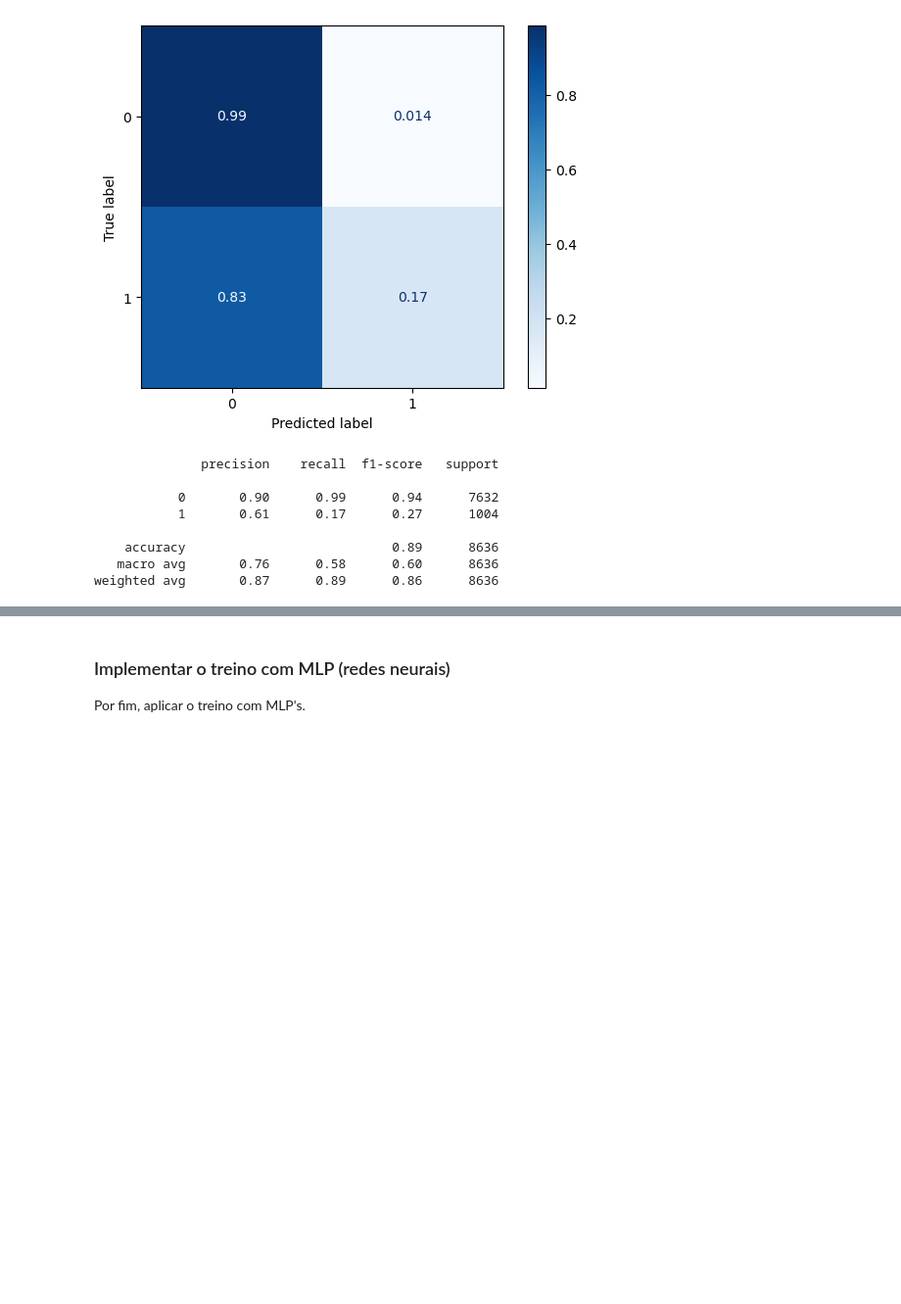
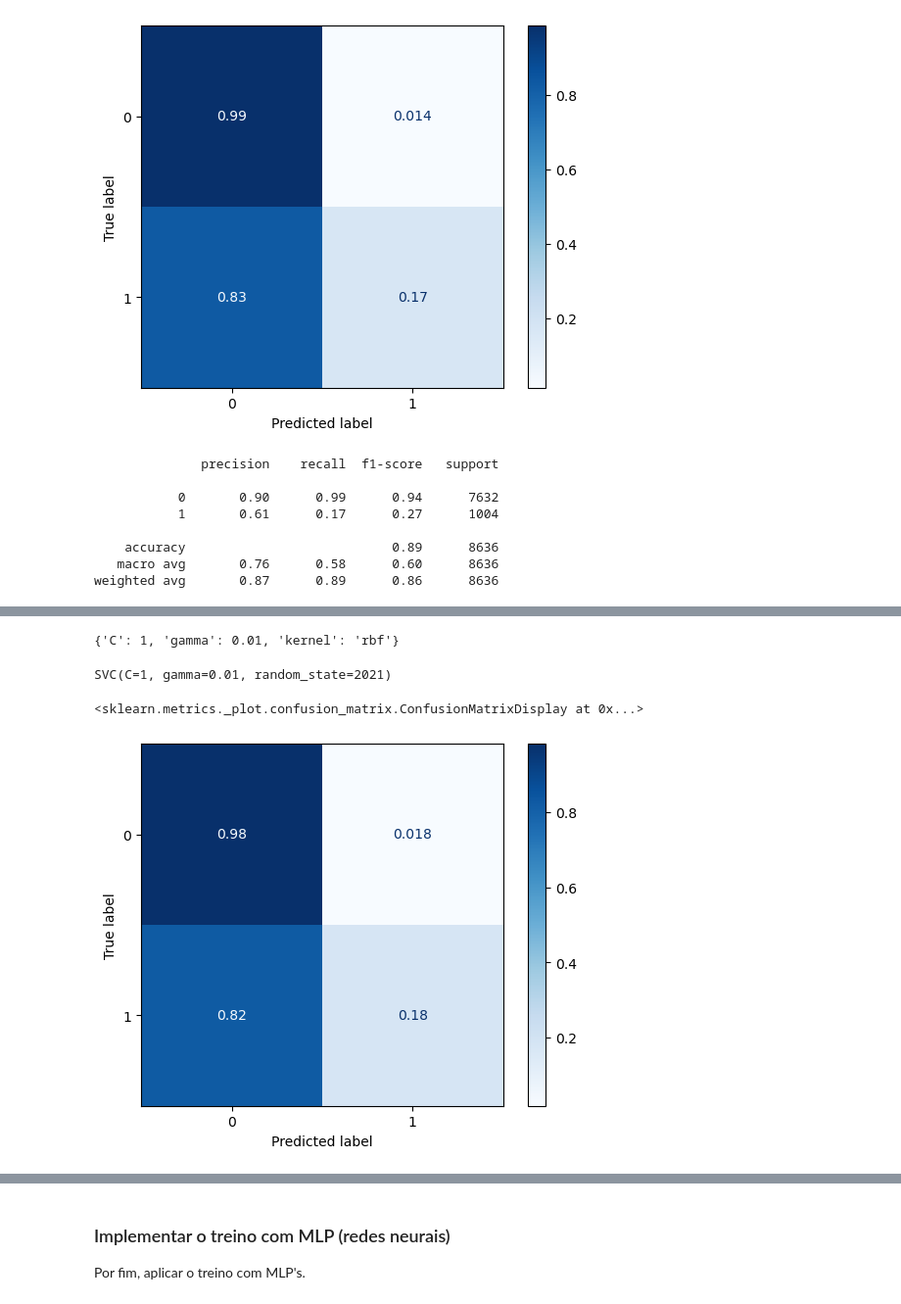
Before and after one commit to MiguelFernandes13/daa, a Jupyter notebook: bank_marketing/Banco.ipynb, the cells around one changed output, grey strips where cells are left out. Shown at 98% size. Cells and saved outputs as stored; diff of their text form; code cells hidden in the pictures; blank space fills up the shorter version.

```diff
--- a/bank_marketing/Banco.ipynb
+++ b/bank_marketing/Banco.ipynb
@@ -1032,9 +1032,9 @@ print(classification_report(y_test, predictions))
    macro avg       0.76      0.58      0.60      8636
 weighted avg       0.87      0.89      0.86      8636
 # %%
-param_grid = {'C': [0.1, 1, 10], 'gamma': [1, 0.1, 0.01], 'kernel': ['rbf']}
+param_grid = {'C': [0.1, 1, 10, 100, 1000], 'gamma': [1, 0.1, 0.01, 0.001, 0.0001], 'kernel': ['rbf']}
 # %%
-grid = GridSearchCV(SVC(random_state=2021), param_grid, refit=True, verbose=3)
+grid = GridSearchCV(SVC(random_state=2021), param_grid, refit=True, verbose=3, n_jobs=-1)
 # %%
 grid.fit(X_train, np.ravel(y_train))
 # %% [output]
@@ -1045,9 +1062,16 @@ Fitting 5 folds for each of 9 candidates, totalling 45 fits
 # %%
 grid.best_params_
+# %% [output]
+{'C': 1, 'gamma': 0.01, 'kernel': 'rbf'}
 # %%
 grid.best_estimator_
+# %% [output]
+SVC(C=1, gamma=0.01, random_state=2021)
 # %%
-plot_confusion_matrix(grid, X_test, y_test)
+plot_confusion_matrix(grid, X_test, y_test, cmap=plt.cm.Blues, normalize='true')
+# %% [output]
+<sklearn.metrics._plot.confusion_matrix.ConfusionMatrixDisplay at 0x...>
+[figure, added]
 # %%
 grid_predictions = grid.predict(X_test)
 print(classification_report(y_test, grid_predictions))
```
Also changed, not shown: parts of 10 cells of this notebook.
